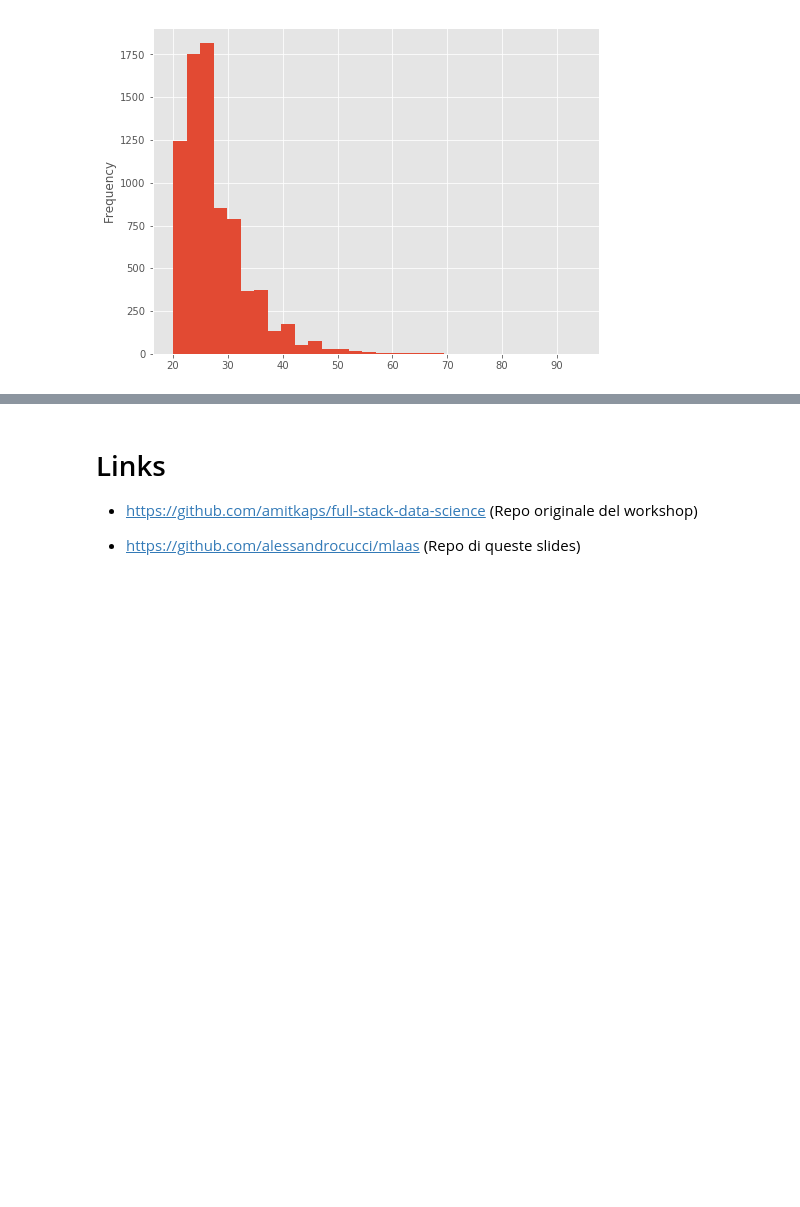
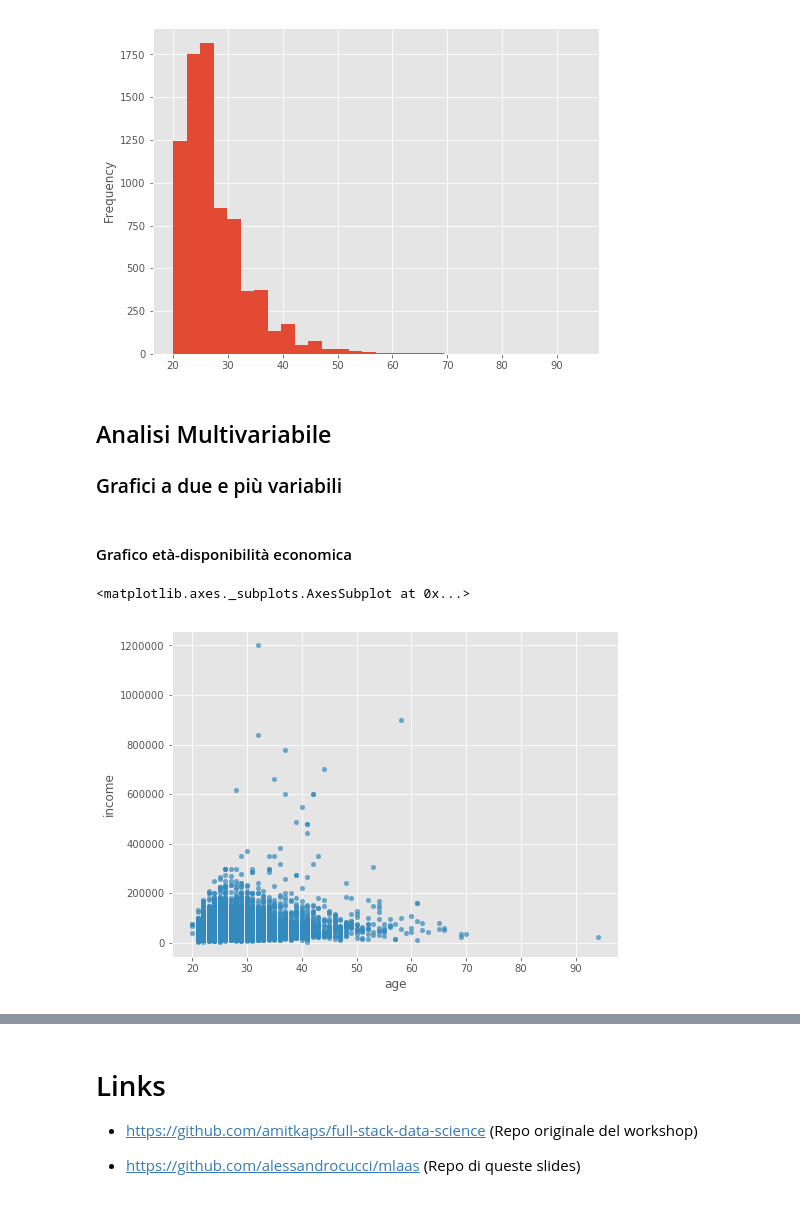
Before and after one commit to alessandrocucci/mlaas, a Jupyter notebook: static/Machine Learning as a Service.ipynb, the cells around one changed output, grey strips where cells are left out. Saved outputs shown, nothing was run; the diff lists cells and outputs as text; code cells hidden in the pictures; blank space fills up the shorter version.

```diff
--- a/static/Machine Learning as a Service.ipynb
+++ b/static/Machine Learning as a Service.ipynb
@@ -155,3 +155,13 @@ df.age.plot.hist(bins=30)
 # %% [output]
 <matplotlib.axes._subplots.AxesSubplot at 0x...>
 [figure]
+# %% [markdown]
+## Analisi Multivariabile
+### Grafici a due e più variabili
+# %% [markdown]
+#### Grafico età-disponibilità economica
+# %%
+df.plot.scatter(x='age', y='income', alpha=0.7)
+# %% [output]
+<matplotlib.axes._subplots.AxesSubplot at 0x...>
+[figure, added]
```
Also changed, not shown: parts of 12 cells of this notebook, 3 other files.
